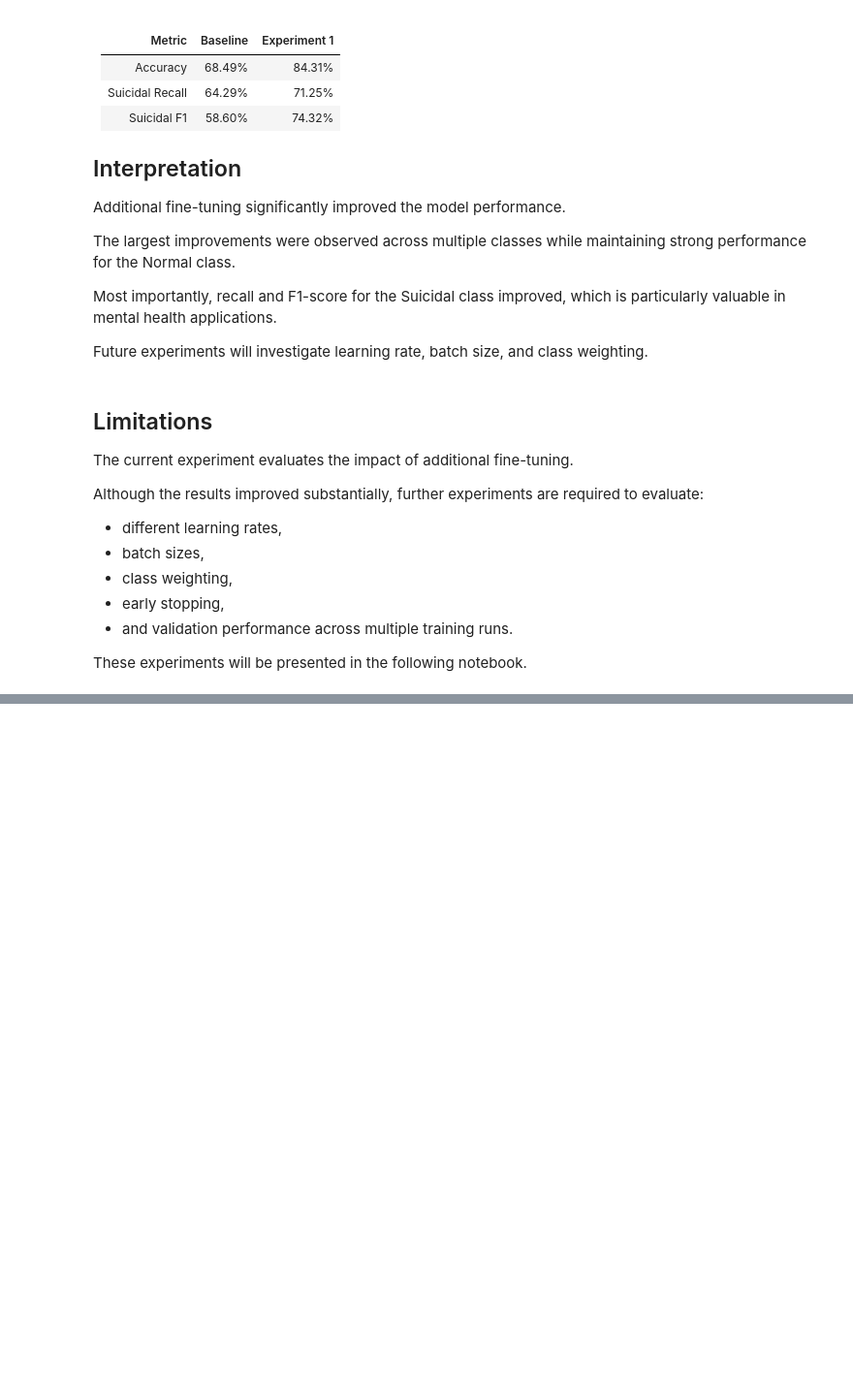
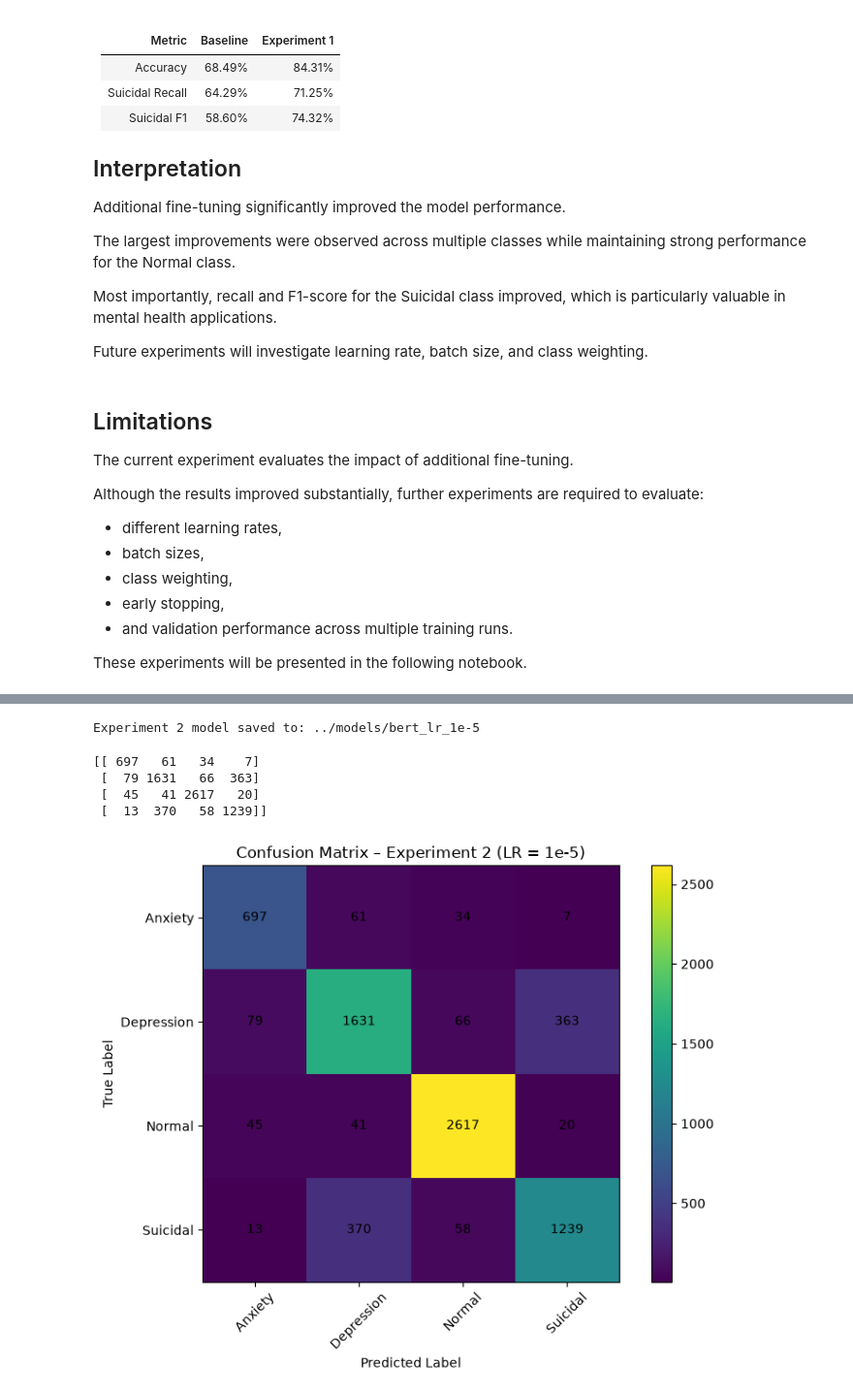
Before and after one commit to idrisguclu/mental-health-bert-classification, a Jupyter notebook: notebooks/06_model_improvement_and_experiments.ipynb, the cells around one changed output, grey strips where cells are left out. Shown at 97% size. Saved outputs shown, nothing was run; the diff lists cells and outputs as text; code cells hidden in the pictures; blank space fills up the shorter version.

Commit message:
Add BERT model improvement experiments and error analysis

```diff
--- a/notebooks/06_model_improvement_and_experiments.ipynb
+++ b/notebooks/06_model_improvement_and_experiments.ipynb
@@ -449,0 +519,8 @@ These experiments will be presented in the following notebook.
+# %%
+optimizer = AdamW(
+    model.parameters(),
+    lr=1e-5,
+)
+
+print("Optimizer created.")
+print("Learning rate:", optimizer.param_groups[0]["lr"])
@@ -449,0 +530,2 @@ These experiments will be presented in the following notebook.
+# %%
+NUM_EPOCHS = 3
@@ -449,0 +654,45 @@ These experiments will be presented in the following notebook.
+# %%
+SAVE_PATH = "../models/bert_lr_1e-5"
+
+model.save_pretrained(SAVE_PATH)
+tokenizer.save_pretrained(SAVE_PATH)
+
+print("Experiment 2 model saved to:", SAVE_PATH)
+# %% [output]
+Experiment 2 model saved to: ../models/bert_lr_1e-5
+# %%
+from sklearn.metrics import confusion_matrix
+
+cm_exp2 = confusion_matrix(all_labels, all_predictions)
+
+print(cm_exp2)
+# %% [output]
+[[ 697   61   34    7]
+ [  79 1631   66  363]
+ [  45   41 2617   20]
+ [  13  370   58 1239]]
+# %%
+import matplotlib.pyplot as plt
+
+classes = ["Anxiety", "Depression", "Normal", "Suicidal"]
+
+plt.figure(figsize=(8, 6))
+plt.imshow(cm_exp2)
+plt.colorbar()
+
+plt.xticks(range(len(classes)), classes, rotation=45)
+
+plt.yticks(range(len(classes)), classes)
+
+plt.xlabel("Predicted Label")
+plt.ylabel("True Label")
+plt.title("Confusion Matrix – Experiment 2 (LR = 1e-5)")
+
+for i in range(len(classes)):
+    for j in range(len(classes)):
+        plt.text(j, i, cm_exp2[i, j], ha="center", va="center")
+
+plt.tight_layout()
+plt.show()
+# %% [output]
+[figure, added]
```
Also changed, not shown: parts of 42 cells of this notebook.
